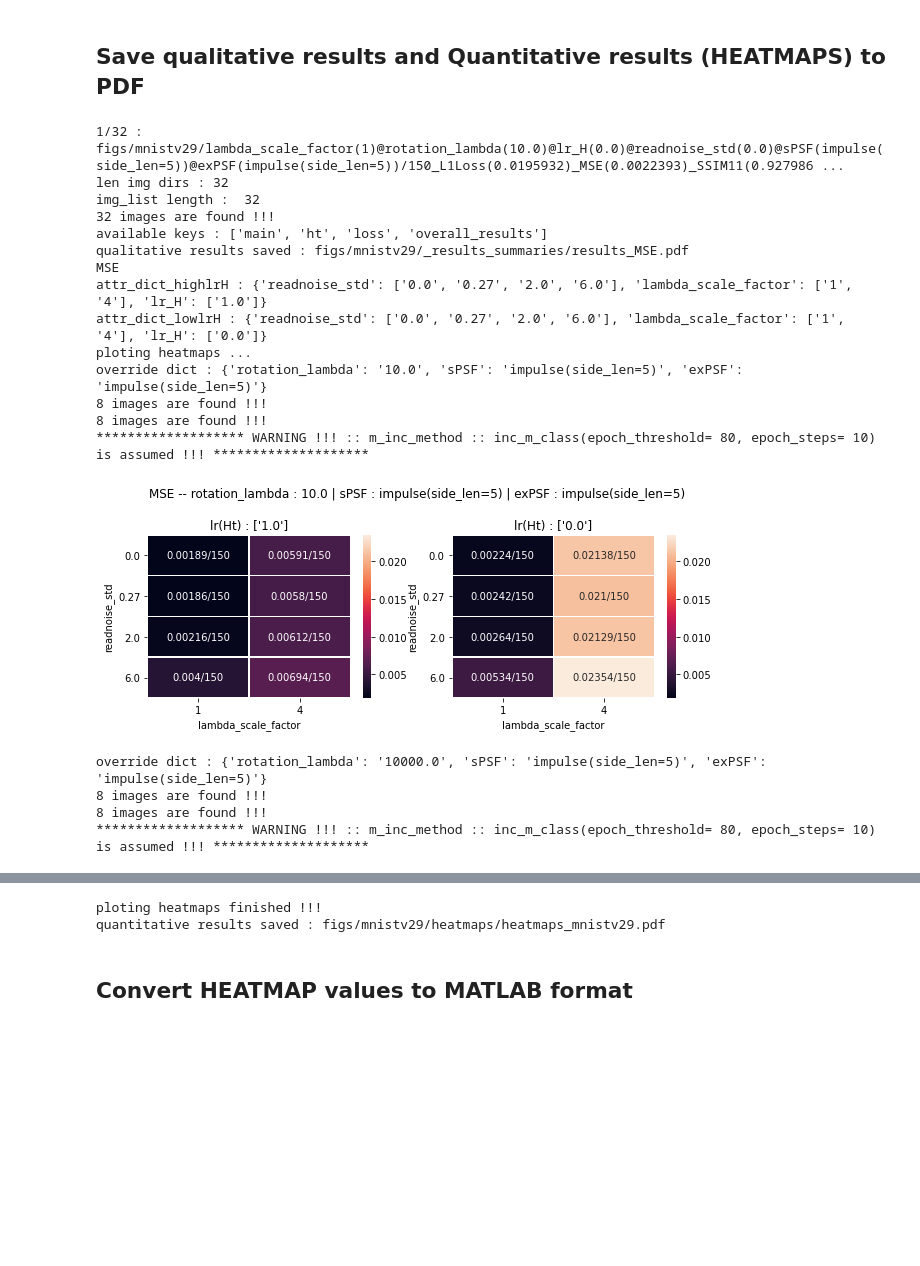
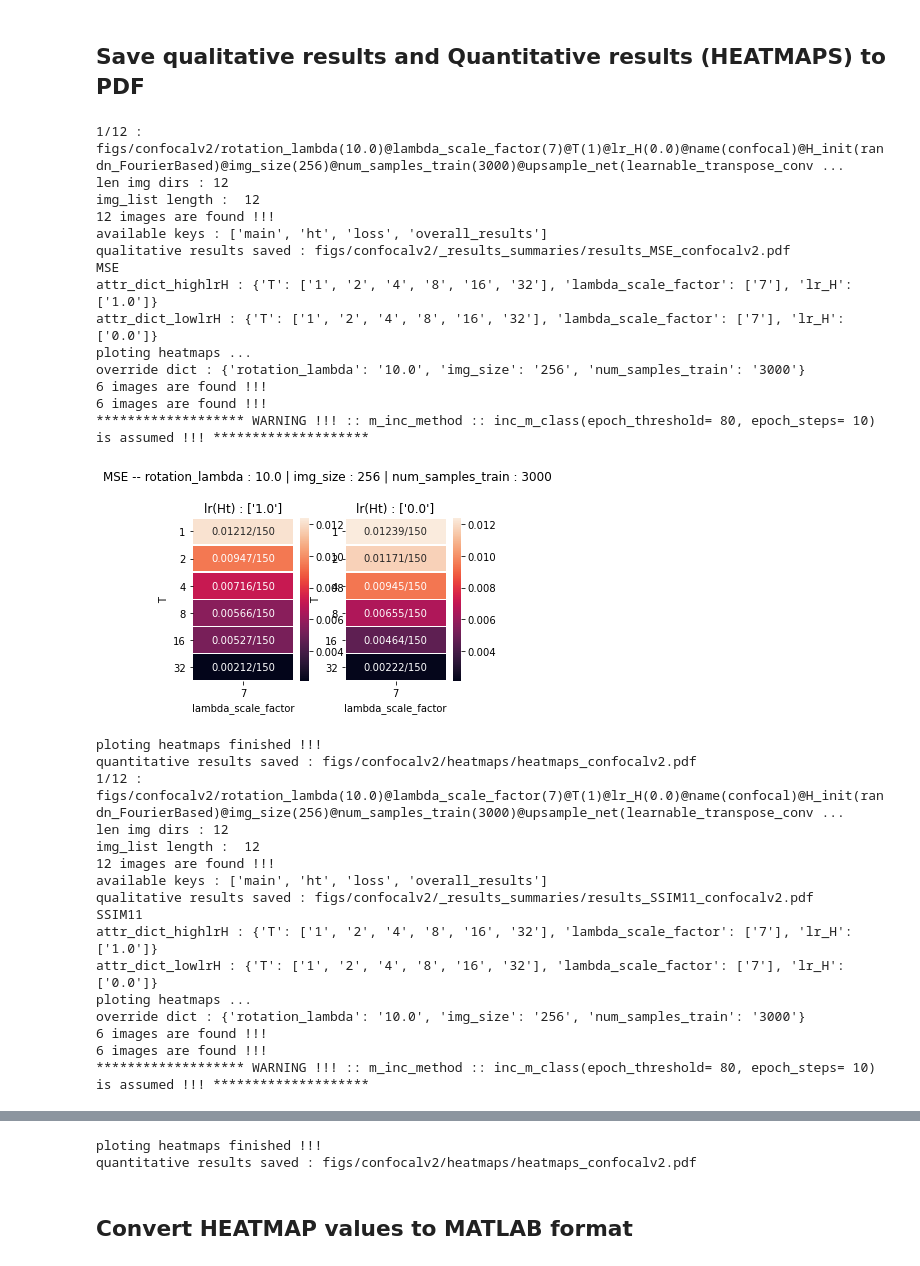
Before and after one commit to dushanw/DabbaMu-DEEP-TFM, a Jupyter notebook: aim2/summarize_results.ipynb, the cells around one changed output, grey strips where cells are left out. Drawn from its saved outputs; the diff is of its cells as text; code cells hidden in the pictures; blank space fills up the shorter version.

```diff
--- a/aim2/summarize_results.ipynb
+++ b/aim2/summarize_results.ipynb
@@ -25,7 +28,8 @@ import glob
 modes = ['L1Loss', 'MSE', 'SSIM', 'SSIM11', 'SSIM5', 'last_converged']
 interested_modes = ['L1Loss', 'MSE', 'SSIM5', 'SSIM11']
 
-exp_set_dir = 'figs/mnistv29'
+#exp_set_dir = 'figs/confocalv2'
+exp_set_dir = '/n/holyscratch01/wadduwage_lab/uom_Udith/results/aim2/important/exp_set1'
 
 for dir_ in glob.glob(f'{exp_set_dir}/*'):
     if dir_.split('/')[-1]=='heatmaps' or dir_.split('/')[-1]=='_results_summaries':continue
@@ -67,12 +80,13 @@ available keys : ['main', 'ht', 'loss', 'overall_results']
 def save_HEATMAPS(mode, img_list, exp_set_dir= None): ## CHANGE THIS
     print(mode)
     plot_vars_dict ={
-                     'readnoise_std': ['0.0', '0.27', '2.0', '6.0'],
-                     'lambda_scale_factor': ['1', '4']}
+                     'T': ['1', '2', '4', '8', '16', '32'], #
+                     'lambda_scale_factor': ['7']
+    }
 
-    all_overrides_dict = {'rotation_lambda': ['10.0', '10000.0'],
-                          'sPSF': ['impulse(side_len=5)'],
-                          'exPSF': ['impulse(side_len=5)']
+    all_overrides_dict = {'rotation_lambda': ['10.0'], #'10000.0'
+                          'img_size': ['256'],
+                          'num_samples_train': ['3000']
                           }
 
     plot_label_dict= None #skip notation: 'SKIPZE100S1' if needed
@@ -102,47 +116,60 @@ except:pass
 
 try:shutil.rmtree(f'{exp_set_dir}/heatmaps')
 except:pass
 
 os.mkdir(f'{exp_set_dir}/_results_summaries')
 
-for mode in ['MSE']:#, 'SSIM11', 'last_converged_MSE']:#interested_modes:
+for mode in ['MSE', 'SSIM11']:#, 'last_converged_MSE']:#interested_modes:
     img_list = get_img_list(img_dir = exp_set_dir, mode=mode)
     print('img_list length : ', len(img_list))
 
     dict_ = get_available_attr(img_list)
     interested_imgs = filter_results(img_list, dict_)
     print(f'available keys : {list(dict_img_position.keys())}')
 
     #show_results('main', dict_img_position, interested_imgs,  sort_by_attr_values)
     #show_results('loss', dict_img_position, interested_imgs,  sort_by_attr_values)
     #show_results('ht', dict_img_position, interested_imgs,  sort_by_attr_values)
     #show_results('overall_results', dict_img_position, interested_imgs,  sort_by_attr_values)
 
-    img_pdf_filename = f'{exp_set_dir}/_results_summaries/results_{mode}.pdf'
+    exp_set_dir_name= exp_set_dir.split('/')[-1]
+    img_pdf_filename = f'{exp_set_dir}/_results_summaries/results_{mode}_{exp_set_dir_name}.pdf'
     save_imgs2pdf(interested_imgs, sorting_function= sort_by_attr_values, pdf_filename=img_pdf_filename, attr_dict= dict_)
     print(f'qualitative results saved : {img_pdf_filename}')
 
     ## ABOVE attr_dict_highlrH, attr_dict_lowlrH -> ONLY CONTAIN KEYS: lr_H, interested_key1, interested_key2 || Other keys -> goes into override dicts !!!
 
 
     save_HEATMAPS(mode, img_list, exp_set_dir)
 # %% [output]
-1/32 : figs/mnistv29/lambda_scale_factor(1)@rotation_lambda(10.0)@lr_H(0.0)@readnoise_std(0.0)@sPSF(impulse(side_len=5))@exPSF(impulse(side_len=5))/150_L1Loss(0.0195932)_MSE(0.0022393)_SSIM11(0.927986 ...
-len img dirs : 32
-img_list length :  32
-32 images are found !!!
+1/12 : figs/confocalv2/rotation_lambda(10.0)@lambda_scale_factor(7)@T(1)@lr_H(0.0)@name(confocal)@H_init(randn_FourierBased)@img_size(256)@num_samples_train(3000)@upsample_net(learnable_transpose_conv ...
+len img dirs : 12
+img_list length :  12
+12 images are found !!!
 available keys : ['main', 'ht', 'loss', 'overall_results']
-qualitative results saved : figs/mnistv29/_results_summaries/results_MSE.pdf
+qualitative results saved : figs/confocalv2/_results_summaries/results_MSE_confocalv2.pdf
 MSE
-attr_dict_highlrH : {'readnoise_std': ['0.0', '0.27', '2.0', '6.0'], 'lambda_scale_factor': ['1', '4'], 'lr_H': ['1.0']}
-attr_dict_lowlrH : {'readnoise_std': ['0.0', '0.27', '2.0', '6.0'], 'lambda_scale_factor': ['1', '4'], 'lr_H': ['0.0']}
+attr_dict_highlrH : {'T': ['1', '2', '4', '8', '16', '32'], 'lambda_scale_factor': ['7'], 'lr_H': ['1.0']}
+attr_dict_lowlrH : {'T': ['1', '2', '4', '8', '16', '32'], 'lambda_scale_factor': ['7'], 'lr_H': ['0.0']}
 ploting heatmaps ...
-override dict : {'rotation_lambda': '10.0', 'sPSF': 'impulse(side_len=5)', 'exPSF': 'impulse(side_len=5)'}
-8 images are found !!!
-8 images are found !!!
+override dict : {'rotation_lambda': '10.0', 'img_size': '256', 'num_samples_train': '3000'}
+6 images are found !!!
+6 images are found !!!
 ******************* WARNING !!! :: m_inc_method :: inc_m_class(epoch_threshold= 80, epoch_steps= 10) is assumed !!! ********************
-[figure, old version]
+[figure, new version]
-override dict : {'rotation_lambda': '10000.0', 'sPSF': 'impulse(side_len=5)', 'exPSF': 'impulse(side_len=5)'}
-8 images are found !!!
-8 images are found !!!
+ploting heatmaps finished !!!
+quantitative results saved : figs/confocalv2/heatmaps/heatmaps_confocalv2.pdf
+1/12 : figs/confocalv2/rotation_lambda(10.0)@lambda_scale_factor(7)@T(1)@lr_H(0.0)@name(confocal)@H_init(randn_FourierBased)@img_size(256)@num_samples_train(3000)@upsample_net(learnable_transpose_conv ...
+len img dirs : 12
+img_list length :  12
+12 images are found !!!
+available keys : ['main', 'ht', 'loss', 'overall_results']
+qualitative results saved : figs/confocalv2/_results_summaries/results_SSIM11_confocalv2.pdf
+SSIM11
+attr_dict_highlrH : {'T': ['1', '2', '4', '8', '16', '32'], 'lambda_scale_factor': ['7'], 'lr_H': ['1.0']}
+attr_dict_lowlrH : {'T': ['1', '2', '4', '8', '16', '32'], 'lambda_scale_factor': ['7'], 'lr_H': ['0.0']}
+ploting heatmaps ...
+override dict : {'rotation_lambda': '10.0', 'img_size': '256', 'num_samples_train': '3000'}
+6 images are found !!!
+6 images are found !!!
 ******************* WARNING !!! :: m_inc_method :: inc_m_class(epoch_threshold= 80, epoch_steps= 10) is assumed !!! ********************
@@ -150,5 +177,5 @@ override dict : {'rotation_lambda': '10000.0', 'sPSF': 'impulse(side_len=5)', 'e
 ploting heatmaps finished !!!
-quantitative results saved : figs/mnistv29/heatmaps/heatmaps_mnistv29.pdf
+quantitative results saved : figs/confocalv2/heatmaps/heatmaps_confocalv2.pdf
 # %% [markdown]
 ## Convert HEATMAP values to MATLAB format
 # %%
```
Also changed, not shown: parts of 4 cells of this notebook, 7 other files.
